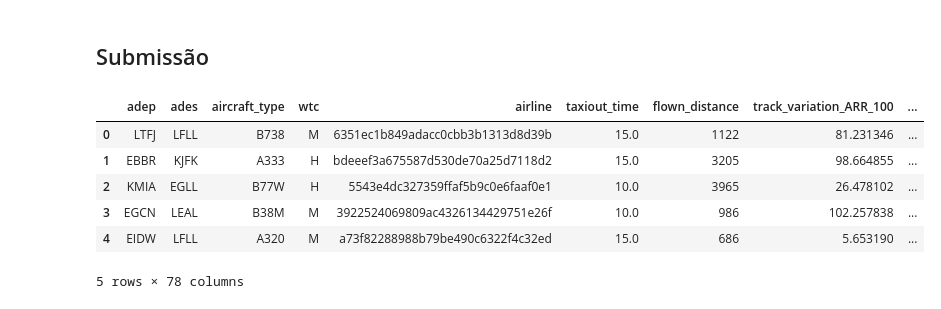
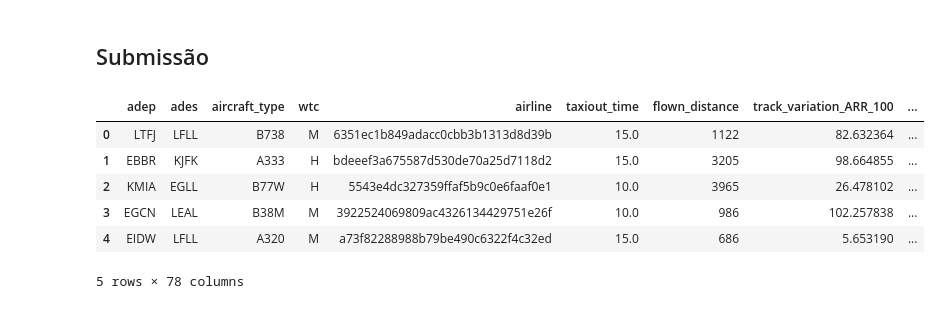
Before and after one commit to PRC-Data-Challenge-2024/team_tiny_rainbow, a Jupyter notebook: catboost.ipynb, the cells around one changed output. Saved outputs shown, nothing was run; the diff lists cells and outputs as text; code cells hidden in the pictures.

```diff
--- a/catboost.ipynb
+++ b/catboost.ipynb
@@ -348,11 +481,11 @@ print('Model validation RMSE: {:.4}'.format(
 # %% [markdown]
 ## Submissão
 # %%
-df_test = pd.read_csv("./data/submission_set_updated_v9.csv")
+df_test = pd.read_csv("./data/submission_set_updated_v9_median.csv")
 df_test.head()
 # %% [output]
 |  | adep | ades | aircraft_type | wtc | airline | taxiout_time | flown_distance | track_variation_ARR_100 | ... |
-| 0 | LTFJ | LFLL | B738 | M | 6351ec1b849adacc0cbb3b1313d8d39b | 15.0 | 1122 | 81.231346 | ... |
+| 0 | LTFJ | LFLL | B738 | M | 6351ec1b849adacc0cbb3b1313d8d39b | 15.0 | 1122 | 82.632364 | ... |
 | 1 | EBBR | KJFK | A333 | H | bdeeef3a675587d530de70a25d7118d2 | 15.0 | 3205 | 98.664855 | ... |
 | 2 | KMIA | EGLL | B77W | H | 5543e4dc327359ffaf5b9c0e6faaf0e1 | 10.0 | 3965 | 26.478102 | ... |
 | 3 | EGCN | LEAL | B38M | M | 3922524069809ac4326134429751e26f | 10.0 | 986 | 102.257838 | ... |
```
Also changed, not shown: parts of 16 cells of this notebook, 1 other file.
